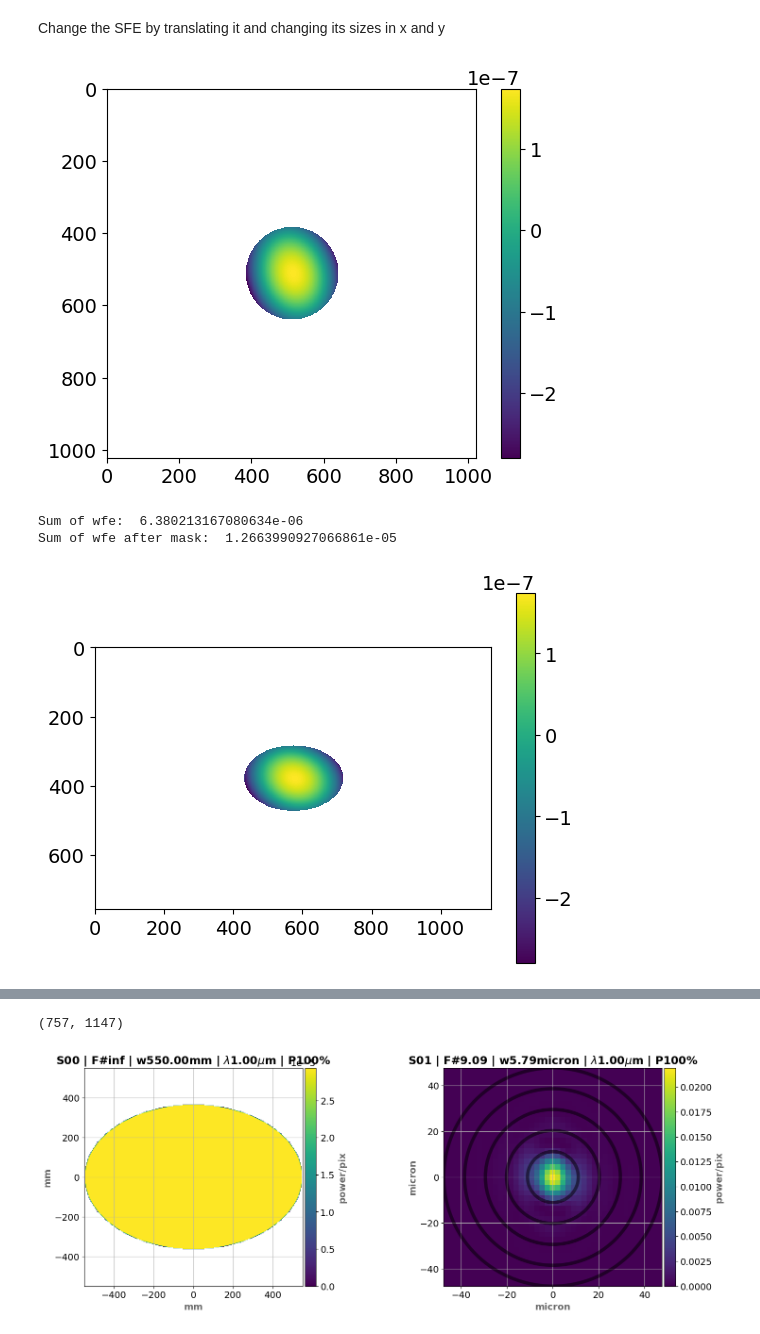
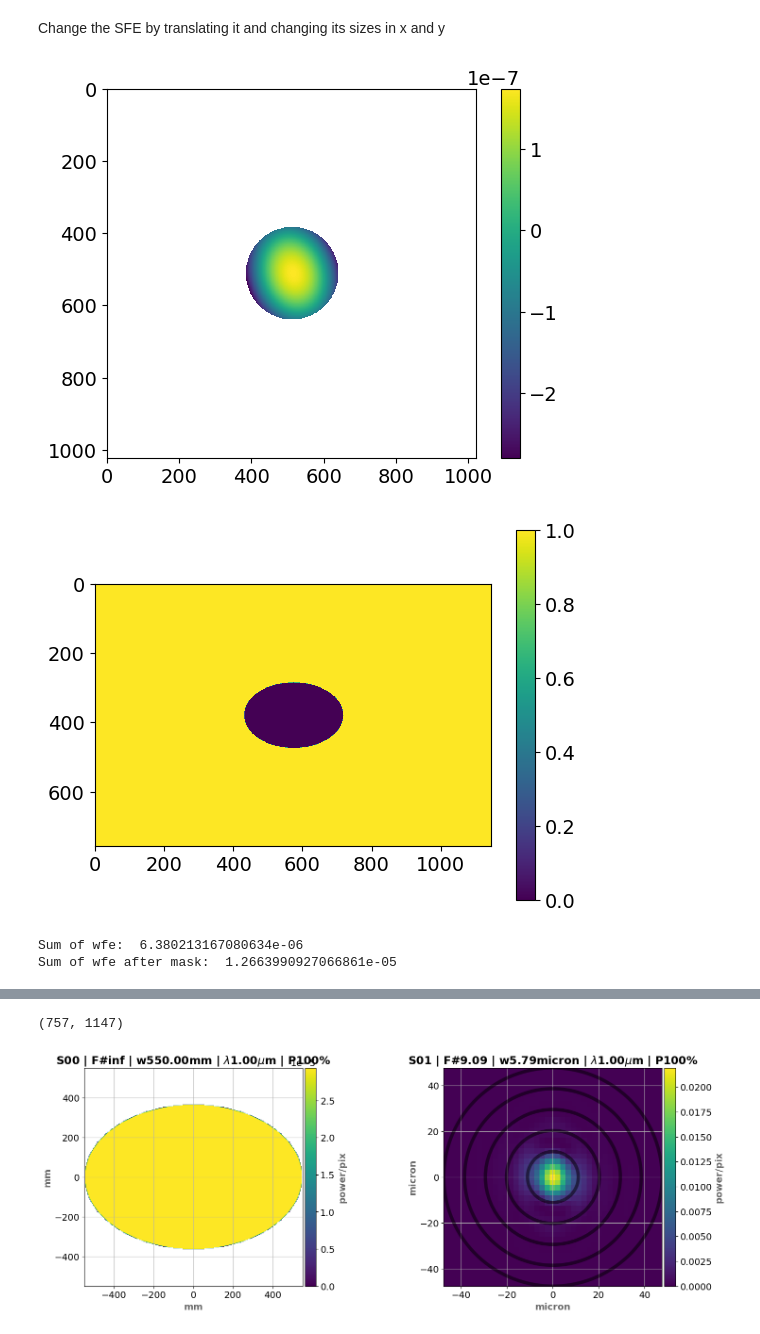
Before and after one commit to arielmission-space/PAOS, a Jupyter notebook: notebook/GridSag.ipynb, the cells around one changed output, grey strips where cells are left out. Cells and saved outputs as stored; diff of their text form; code cells hidden in the pictures.

```diff
--- a/notebook/GridSag.ipynb
+++ b/notebook/GridSag.ipynb
@@ -95,10 +95,10 @@ mask = rescale(
     order=3,
 )
 
-# plt.figure()
-# plt.imshow(mask, interpolation="none")
-# plt.colorbar()
-# plt.show()
+plt.figure()
+plt.imshow(mask, interpolation="none")
+plt.colorbar()
+plt.show()
 
 mask = mask > 0.5
 
@@ -108,40 +108,40 @@ wfe = rescale(
     anti_aliasing=(
         scale_x < 1.0 or scale_y < 1.0
     ),  # anti_aliasing is required for downsampling
     order=3,
 )
 
 wfe1 = wfe.copy()
 print("Sum of wfe: ", np.sum(wfe1))
 
 wfe = np.ma.MaskedArray(wfe, mask=mask)
 print("Sum of wfe after mask: ", np.sum(wfe))
 
+# shift the WFE by n pixels on both axes
+shift = (-101, 79)  # (yshift, xshift)
+# shift = (0, 0)  # (yshift, xshift)
+wfe = np.roll(wfe, shift, axis=(1, 0))
+
+
 plt.figure()
 plt.imshow(wfe, interpolation="none")
 plt.colorbar()
 plt.show()
 
-
-# roll the WFE by n pixels on both axes
-shift = (-101, 79)  # (yshift, xshift)
-# shift = (0, 0)  # (yshift, xshift)
-wfe = np.roll(wfe, shift, axis=(1, 0))
-
 out_dict = {
-    "data": wfe,#.filled(np.nan),
+    "data": wfe.filled(np.nan),
     "nx": wfo_shape[1],
     "ny": wfo_shape[0],
     "delx": wfo_dx / scale_x,
     "dely": wfo_dy / scale_y,
     "xdec": shift[1],
     "ydec": shift[0],
 }
 np.save("sag.npy", out_dict)
 
 print(wfe.shape)
 # %% [output]
 [figure]
+[figure, new version]
 Sum of wfe:  6.380213167080634e-06
 Sum of wfe after mask:  1.2663990927066861e-05
-[figure, old version]
```
Also changed, not shown: parts of 8 cells of this notebook, 2 other files.
